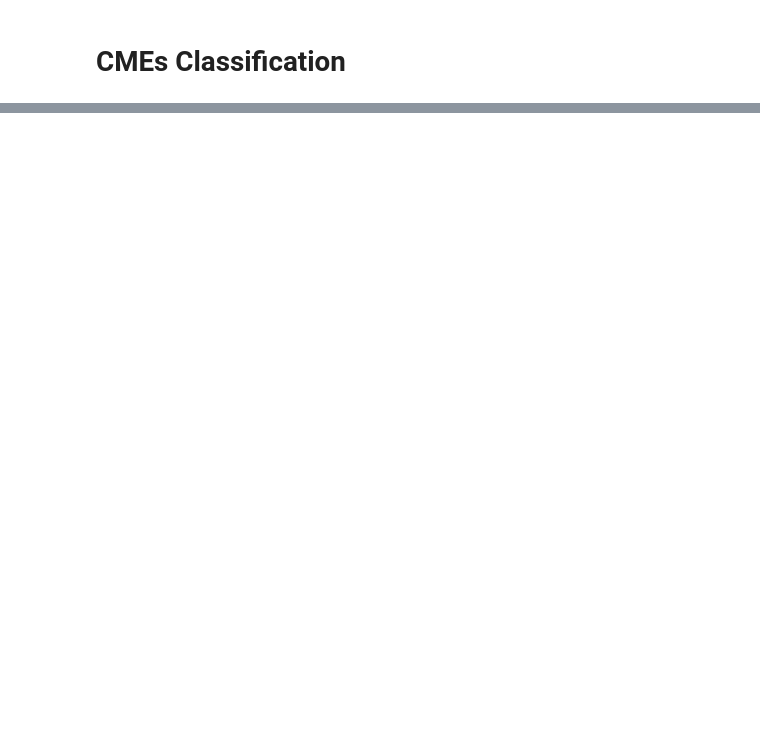
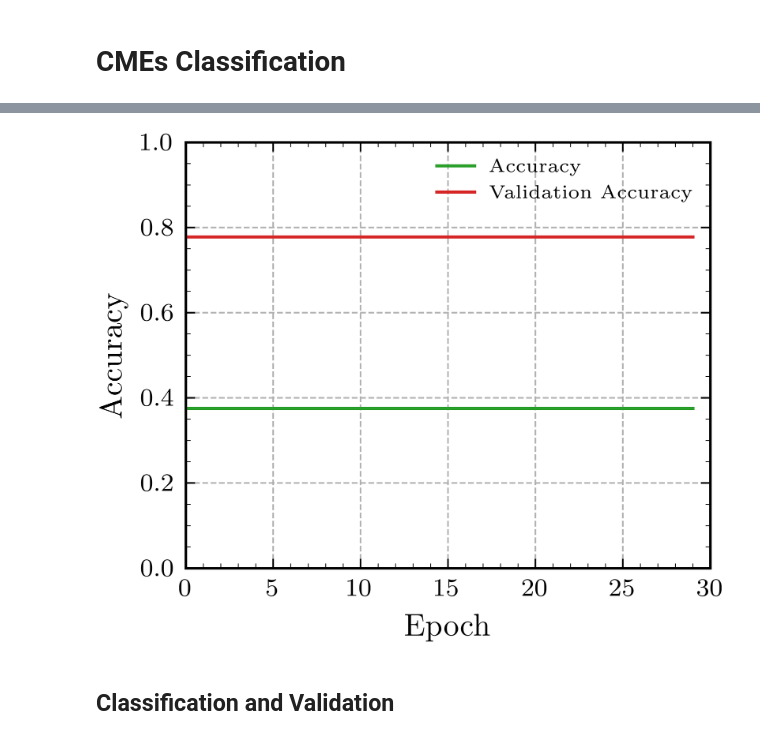
Before and after one commit to ffiza/aprendizaje-automatico-lamp, a Jupyter notebook: code/tp1.ipynb, the cells around one changed output, grey strips where cells are left out. Drawn from its saved outputs; the diff is of its cells as text; code cells hidden in the pictures; blank space fills up the shorter version.

```diff
--- a/code/tp1.ipynb
+++ b/code/tp1.ipynb
@@ -295,0 +501,27 @@ Cada dato en CEMs.csv es una imagen que tiene información de la actividad solar
+# %%
+fig = plt.figure(facecolor='white')
+gs = fig.add_gridspec(ncols=1, nrows=1, hspace=0, wspace=0)
+ax = gs.subplots(sharex=True, sharey=True)
+
+ax.label_outer()
+ax.tick_params(which='both', direction="in")
+ax.set_axisbelow(True)
+ax.grid(True, linestyle='--', lw=.5)
+ax.minorticks_on()
+ax.set_xlabel('Epoch')
+ax.set_ylabel('Accuracy')
+ax.set_xlim(0, N_EPOCHS)
+ax.set_ylim(0, 1)
+
+ax.plot(history.history['accuracy'], color='tab:green',
+        ls='-', lw=1, label='Accuracy')
+ax.plot(history.history['val_accuracy'], color='tab:red',
+        ls='-', lw=1, label='Validation Accuracy')
+
+ax.legend(loc='upper right', framealpha=0)
+fig.savefig('../images/tp1_fig4.pdf')
+plt.show()
+# %% [output]
+[figure, added]
+# %% [markdown]
+## Classification and Validation
```
Also changed, not shown: parts of 40 cells of this notebook, 4 other files.
